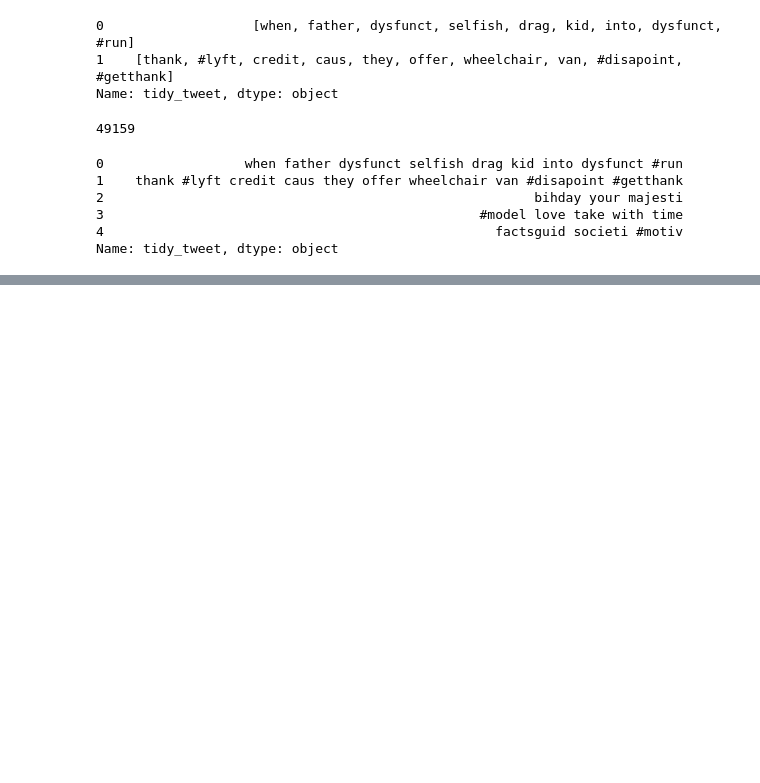
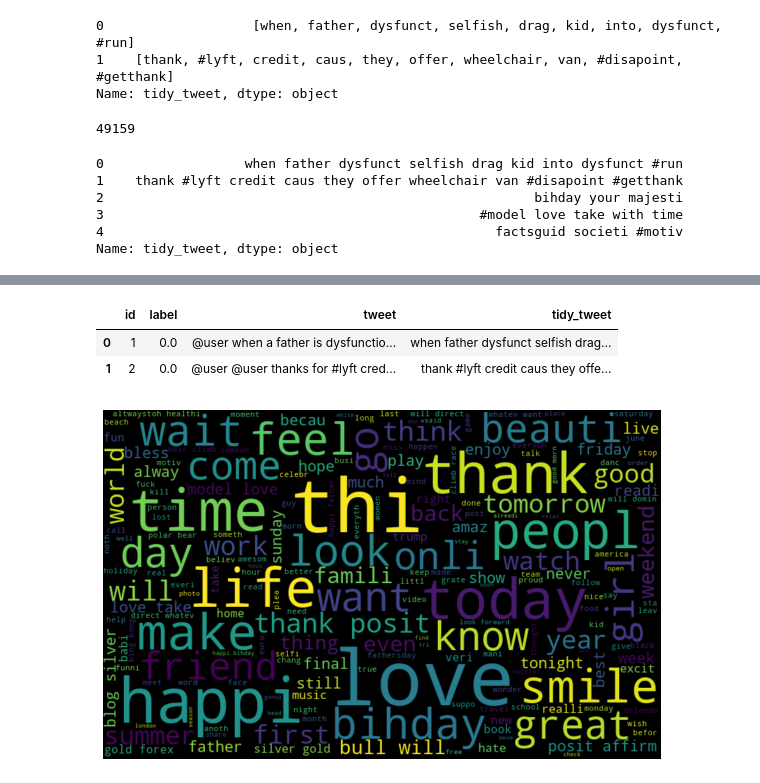
Before and after one commit to rkg-37/tweet_analysis, a Jupyter notebook: Analysis.ipynb, the cells around one changed output, grey strips where cells are left out. Drawn from its saved outputs; the diff is of its cells as text; code cells hidden in the pictures; blank space fills up the shorter version.

```diff
--- a/Analysis.ipynb
+++ b/Analysis.ipynb
@@ -235,0 +231,17 @@ Name: tidy_tweet, dtype: object
+# %%
+combi.head(2)
+# %% [output]
+|  | id | label | tweet | tidy_tweet |
+| 0 | 1 | 0.0 | @user when a father is dysfunctio... | when father dysfunct selfish drag... |
+| 1 | 2 | 0.0 | @user @user thanks for #lyft cred... | thank #lyft credit caus they offe... |
+# %%
+all_words=' '.join([text for text in combi['tidy_tweet']])
+# %%
+from wordcloud import WordCloud
+wordcloud = WordCloud(width=800,height=500,random_state=21,max_font_size=110).generate(all_words)
+plt.figure(figsize=(10,7))
+plt.imshow(wordcloud,interpolation='bilinear')
+plt.axis('off')
+plt.show()
+# %% [output]
+[figure, added]
```
Also changed, not shown: parts of 1 cell of this notebook, 2 other files.
